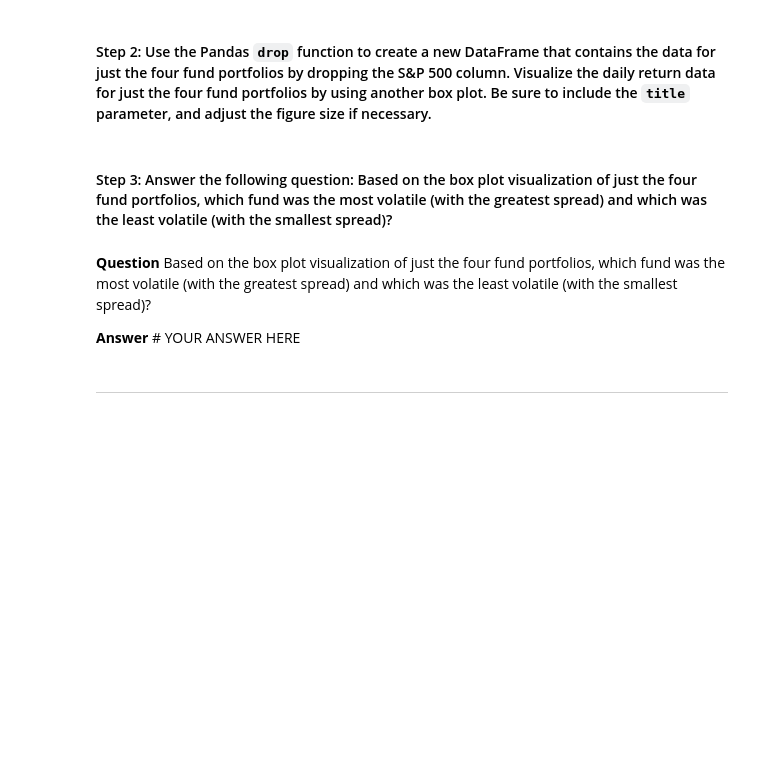
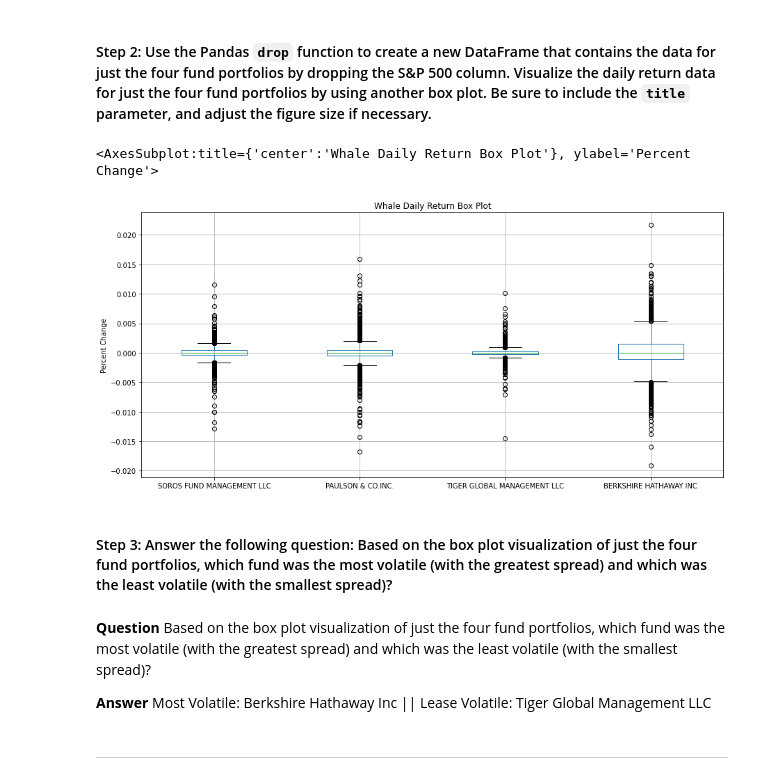
Before and after one commit to scottslusher/Whale-Analysis-Challenge, a Jupyter notebook: risk_return_analysis.ipynb, the cells around one changed output. Cells and saved outputs as stored; diff of their text form; code cells hidden in the pictures; blank space fills up the shorter version.

```diff
--- a/risk_return_analysis.ipynb
+++ b/risk_return_analysis.ipynb
@@ -250,14 +253,18 @@ Analyze the volatility of each of the four fund portfolios and of the S&P 500 In
 # %%
 # Create a new DataFrame containing only the 4 fund portfolios by dropping the S&P 500 column from the DataFrame
 # Create box plots to reflect the return data for only the 4 fund portfolios
 # Include a title parameter and adjust the figure size
-# YOUR CODE HERE
+whales_only = whale_daily_return.drop(['S&P 500'], axis=1)
+whales_only.plot(kind='box', figsize=(15,7), title="Whale Daily Return Box Plot", ylabel='Percent Change', xlabel='Portfolio', grid=True)
+# %% [output]
+<AxesSubplot:title={'center':'Whale Daily Return Box Plot'}, ylabel='Percent Change'>
+[figure, added]
 # %% [markdown]
 #### Step 3: Answer the following question: Based on the box plot visualization of just the four fund portfolios, which fund was the most volatile (with the greatest spread) and which was the least volatile (with the smallest spread)?
 # %% [markdown]
 **Question** Based on the box plot visualization of just the four fund portfolios, which fund was the most volatile (with the greatest spread) and which was the least volatile (with the smallest spread)?
 
-**Answer** # YOUR ANSWER HERE
+**Answer** Most Volatile: Berkshire Hathaway Inc || Lease Volatile: Tiger Global Management LLC
 # %% [markdown]
 ---
 # %% [markdown]
```
Also changed, not shown: parts of 1 cell of this notebook.
